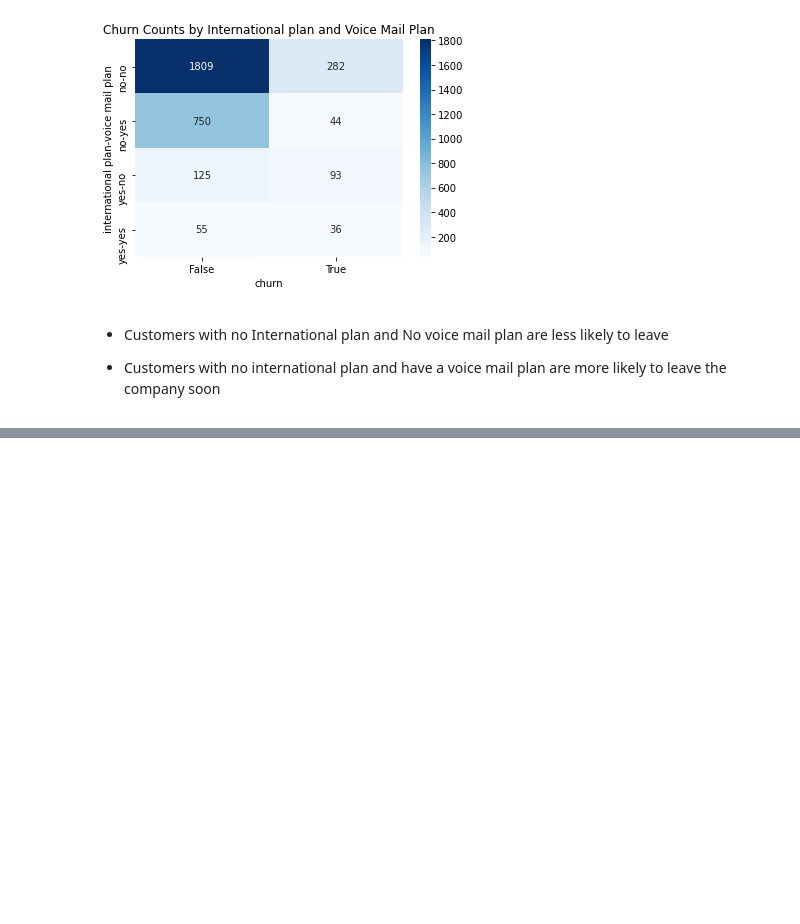
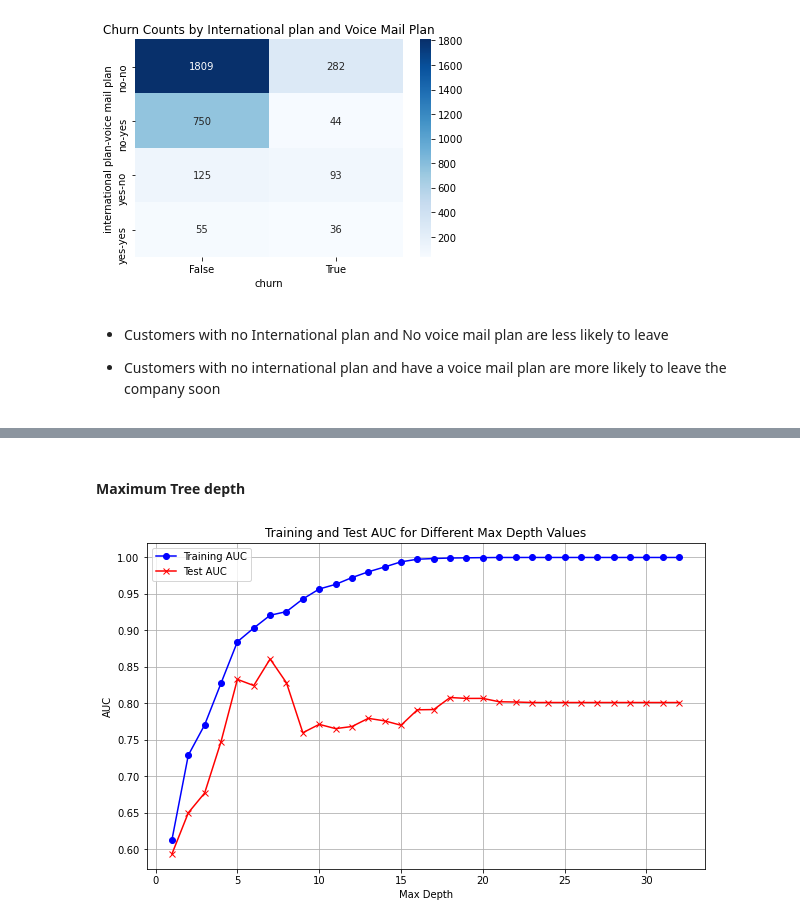
Before and after one commit to Mash-bot/Phase-3-project, a Jupyter notebook: Index.ipynb, the cells around one changed output, grey strips where cells are left out. Saved outputs shown, nothing was run; the diff lists cells and outputs as text; code cells hidden in the pictures; blank space fills up the shorter version.

```diff
--- a/Index.ipynb
+++ b/Index.ipynb
@@ -327,0 +392,3 @@ plt.show()
+# %%
+y = data_clean_encoded['churn']
+X = data_clean_encoded.drop(['churn'], axis = 1)
@@ -327,0 +400,2 @@ plt.show()
+# %%
+X_train, X_test, y_train, y_test = train_test_split(X,y, test_size= 0.2, random_state=42)
@@ -327,0 +404,8 @@ plt.show()
+# %%
+scaler = MinMaxScaler()
+
+# Fit the scaler on the training data and transform it
+X_train_normalized = pd.DataFrame(scaler.fit_transform(X_train))
+
+# Use the same scaler to transform the test data
+X_test_normalized = pd.DataFrame(scaler.transform(X_test))
@@ -327,0 +495,3 @@ plt.show()
+# %%
+dt = DecisionTreeClassifier(criterion='entropy',random_state=42)
+dt.fit(X_train_normalized,y_train)
@@ -327,0 +520,33 @@ plt.show()
+# %% [markdown]
+#### Maximum Tree depth
+# %%
+max_depth_values = np.arange(1, 33)
+# Initialize lists to store AUC values for training and test sets
+train_auc = []
+test_auc = []
+
+# Loop over max_depth values
+for depth in max_depth_values:
+    clf = DecisionTreeClassifier(max_depth=depth, random_state=42)
+    clf.fit(X_train_normalized, y_train)
+
+    # Get predicted probabilities for training and test sets
+    y_train_pred_prob = clf.predict_proba(X_train_normalized)[:, 1]
+    y_test_pred_prob = clf.predict_proba(X_test_normalized)[:, 1]
+
+    # Calculate AUC for training and test set
+    train_auc.append(roc_auc_score(y_train, y_train_pred_prob))
+    test_auc.append(roc_auc_score(y_test, y_test_pred_prob))
+
+# Plot the AUC values for training and test sets
+plt.figure(figsize=(10, 6))
+plt.plot(max_depth_values, train_auc, label='Training AUC', color='blue', marker='o')
+plt.plot(max_depth_values, test_auc, label='Test AUC', color='red', marker='x')
+plt.xlabel('Max Depth')
+plt.ylabel('AUC')
+plt.title('Training and Test AUC for Different Max Depth Values')
+plt.legend()
+plt.grid(True)
+plt.show()
+# %% [output]
+[figure, added]
```
Also changed, not shown: parts of 39 cells of this notebook.
